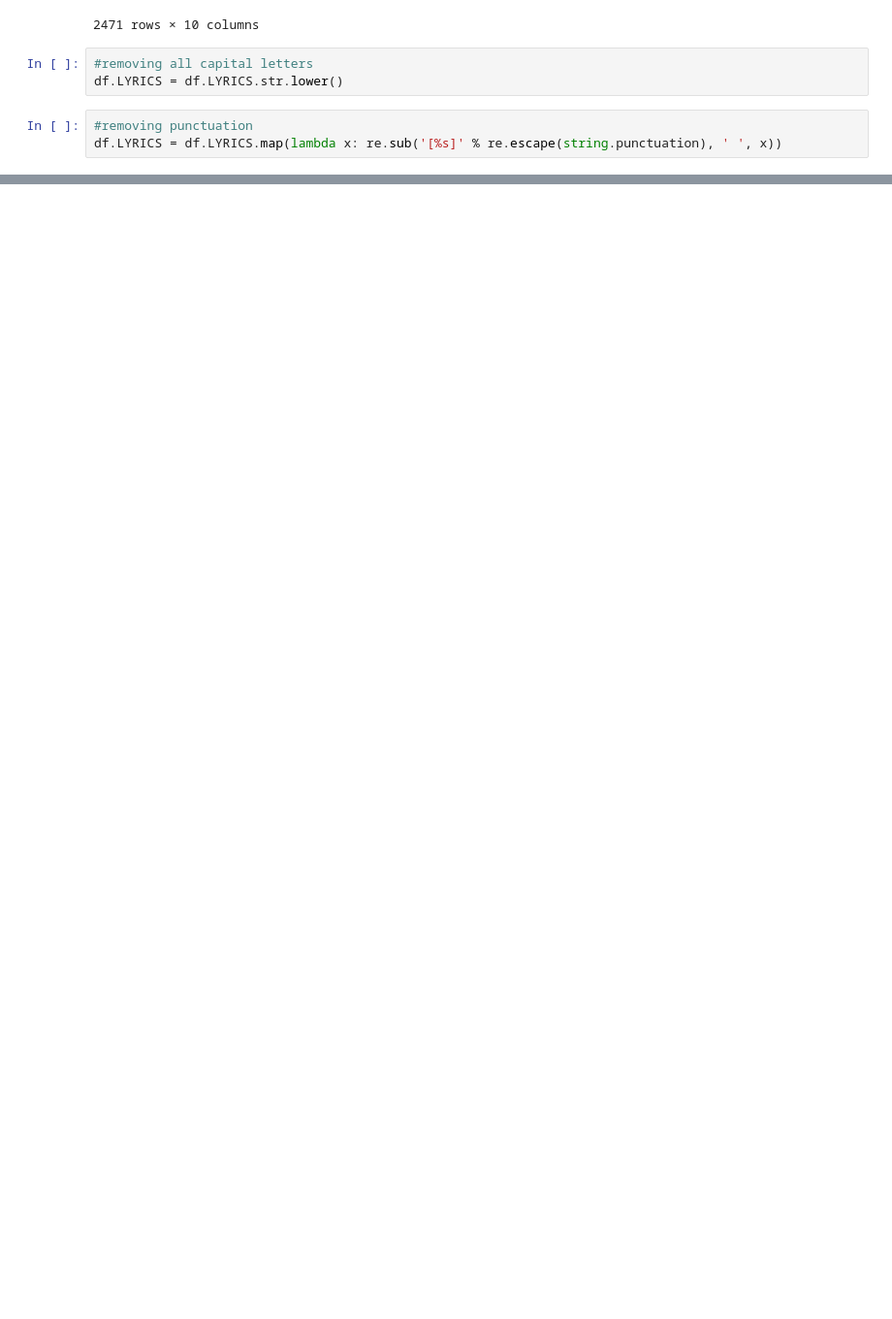
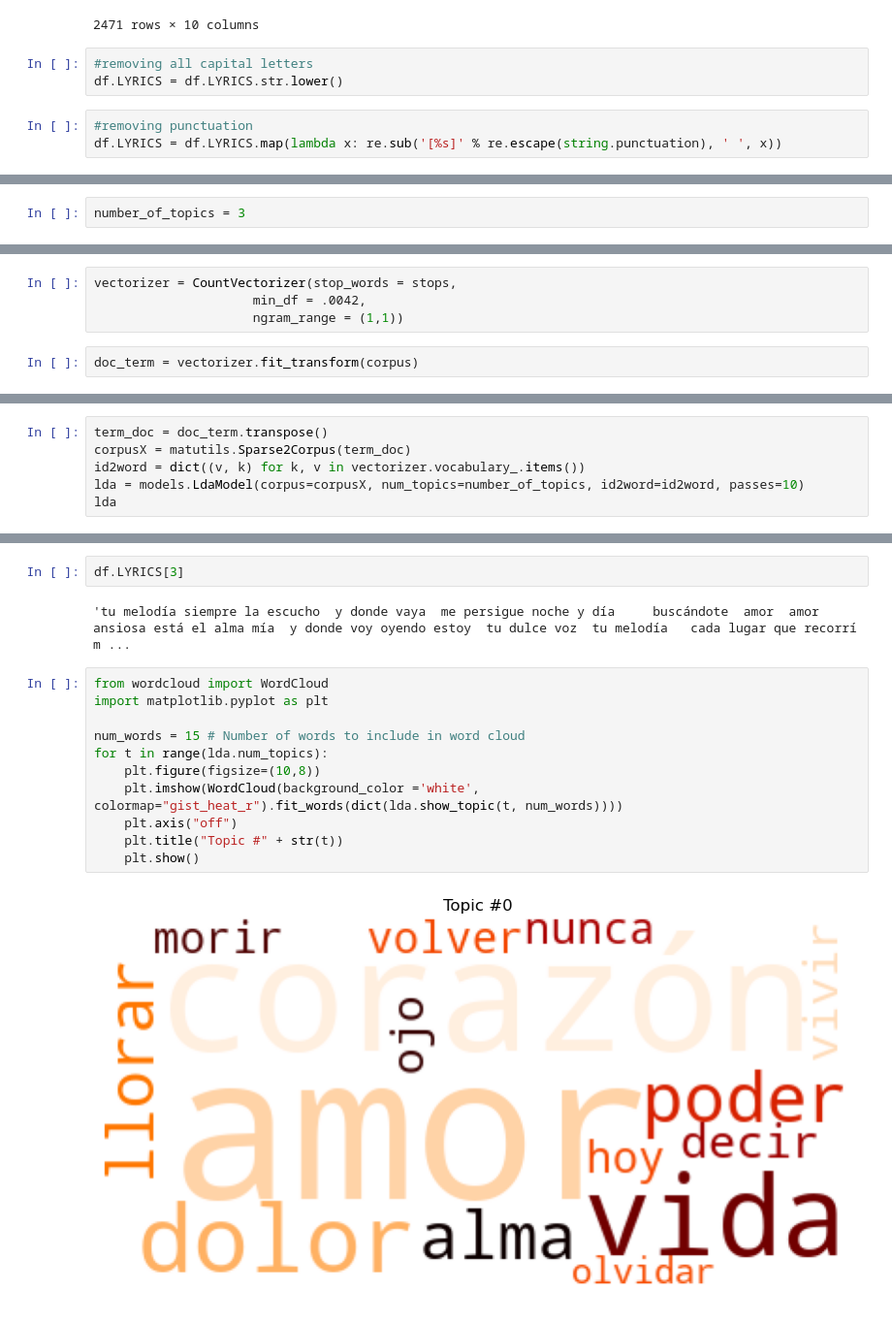
Before and after one commit to Krystkowiakk/-Metis-Project-5-EDA-on-Tangos, a Jupyter notebook: project 5.ipynb, the cells around one changed output, grey strips where cells are left out. Shown at 97% size. Cells and saved outputs as stored; diff of their text form; blank space fills up the shorter version.

```diff
--- a/project 5.ipynb
+++ b/project 5.ipynb
@@ -192,0 +322,2 @@ I want, I know, I can, want, heart, how, well
+# %%
+number_of_topics = 3
@@ -192,0 +328,6 @@ I want, I know, I can, want, heart, how, well
+# %%
+vectorizer = CountVectorizer(stop_words = stops,
+                     min_df = .0042,
+                     ngram_range = (1,1))
+# %%
+doc_term = vectorizer.fit_transform(corpus)
@@ -192,0 +351,6 @@ I want, I know, I can, want, heart, how, well
+# %%
+term_doc = doc_term.transpose()
+corpusX = matutils.Sparse2Corpus(term_doc)
+id2word = dict((v, k) for k, v in vectorizer.vocabulary_.items())
+lda = models.LdaModel(corpus=corpusX, num_topics=number_of_topics, id2word=id2word, passes=10)
+lda
@@ -192,0 +420,17 @@ I want, I know, I can, want, heart, how, well
+# %%
+df.LYRICS[3]
+# %% [output]
+'tu melodía siempre la escucho  y donde vaya  me persigue noche y día     buscándote  amor  amor ansiosa está el alma mía  y donde voy oyendo estoy  tu dulce voz  tu melodía   cada lugar que recorrí m ...
+# %%
+from wordcloud import WordCloud
+import matplotlib.pyplot as plt
+
+num_words = 15 # Number of words to include in word cloud
+for t in range(lda.num_topics):
+    plt.figure(figsize=(10,8))
+    plt.imshow(WordCloud(background_color ='white', colormap="gist_heat_r").fit_words(dict(lda.show_topic(t, num_words))))
+    plt.axis("off")
+    plt.title("Topic #" + str(t))
+    plt.show()
+# %% [output]
+[figure, added]
```
Also changed, not shown: parts of 73 cells of this notebook.
